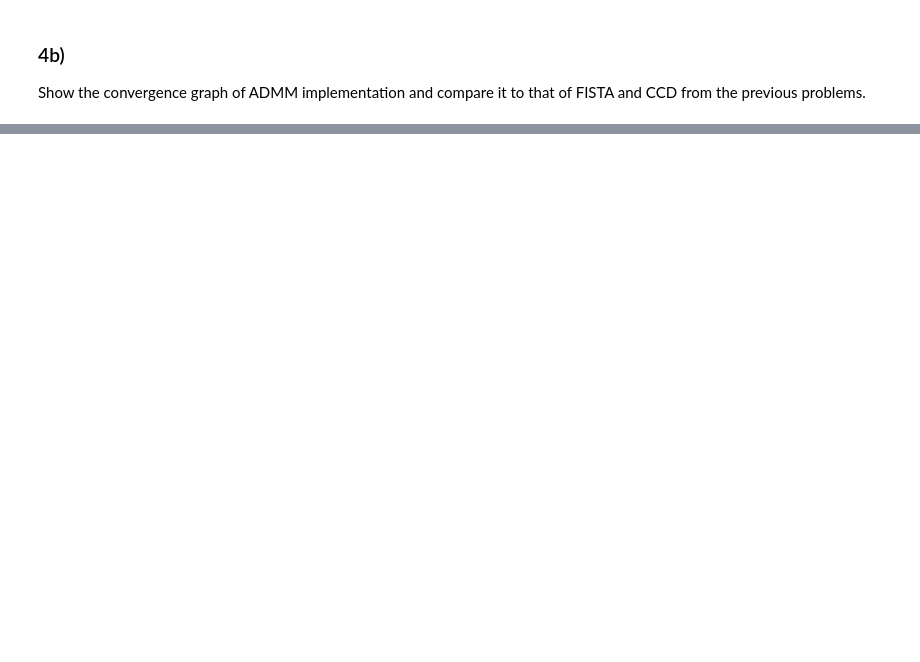
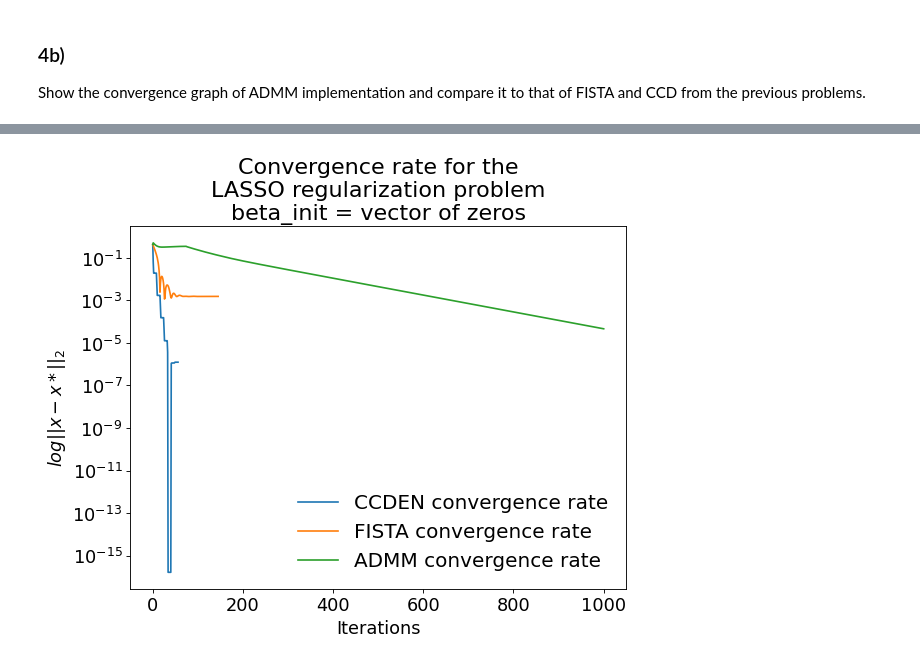
Before and after one commit to SpringNuance/LargeScaleDataAnalysis_assignment3, a Jupyter notebook: HW3.ipynb, the cells around one changed output, grey strips where cells are left out. Saved outputs shown, nothing was run; the diff lists cells and outputs as text; code cells hidden in the pictures; blank space fills up the shorter version.

```diff
--- a/HW3.ipynb
+++ b/HW3.ipynb
@@ -403,3 +712,18 @@ Implement Alternating Direction Method of Multipliers (ADMM) for the lasso probl
 Show the convergence graph of ADMM implementation and compare it to that of FISTA and CCD from the previous problems.
 # %%
 # compute the values
+
+beta_init = np.zeros(X0.shape[1])
+delta = 1e-9
+tau = 20.1
+
+# Alternating Direction Method of Multipliers
+beta_admm, beta_list_admm = admmlasso(y0, X0, beta_init, tau, delta, 1000)
+
+print("\nThe LASSO solution β by ADMM is")
+print("  ".join([i for i in predictors]))
+print("  ".join([str(round(i,6)) for i in beta_admm]))
+
+print("\nThe optimal LASSO solution β* is")
+print("  ".join([i for i in predictors]))
+print("  ".join([str(round(i,6)) for i in beta_las_star]))
@@ -406,2 +740,29 @@ Show the convergence graph of ADMM implementation and compare it to that of FIST
 # %%
 # show convergerence graph
+# Plotting the difference norms log ||x - x*||2
+
+differenceNormsCCDEN = [np.linalg.norm(beta - beta_las_star) for beta in beta_list_ccden]
+differenceNormsFISTA = [np.linalg.norm(beta - beta_las_star) for beta in beta_list_fista]
+differenceNormsADMM = [np.linalg.norm(beta - beta_las_star) for beta in beta_list_admm]
+
+def plotDifferenceNorms(differenceNorms, algorithmNames):
+    figure(figsize=(8, 6), dpi=80)
+    size = 16
+    for i in range(len(algorithmNames)):
+        iterations = np.arange(0, len(differenceNorms[i]), 1)
+        plt.plot(iterations, differenceNorms[i], label = f"{algorithmNames[i]} convergence rate")
+    plt.title(f"Convergence rate for the\nLASSO regularization problem\nbeta_init = vector of zeros", size=size + 4)
+    plt.xticks(fontsize=size)
+    plt.yticks(fontsize=size)
+    # Plotting the log graph in base 2
+    plt.yscale('log', base=10)
+    plt.xlabel("Iterations", size=size)
+    plt.ylabel(r'$log||x-x*||_2$', size=size)
+    plt.legend(loc=4, frameon=False, fontsize=size + 2)
+    plt.show()
+
+differenceNorms = [differenceNormsCCDEN, differenceNormsFISTA, differenceNormsADMM]
+algorithmNames = ["CCDEN", "FISTA", "ADMM"]
+plotDifferenceNorms(differenceNorms, algorithmNames)
+# %% [output]
+[figure, added]
```
Also changed, not shown: parts of 24 cells of this notebook, 3 other files.
